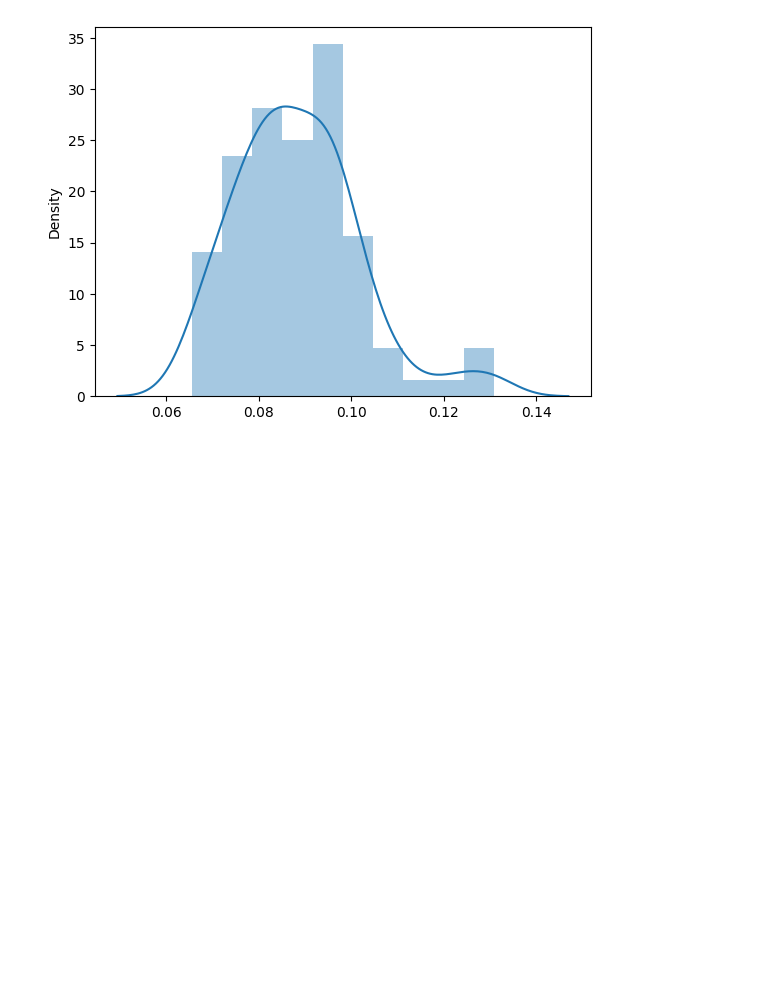
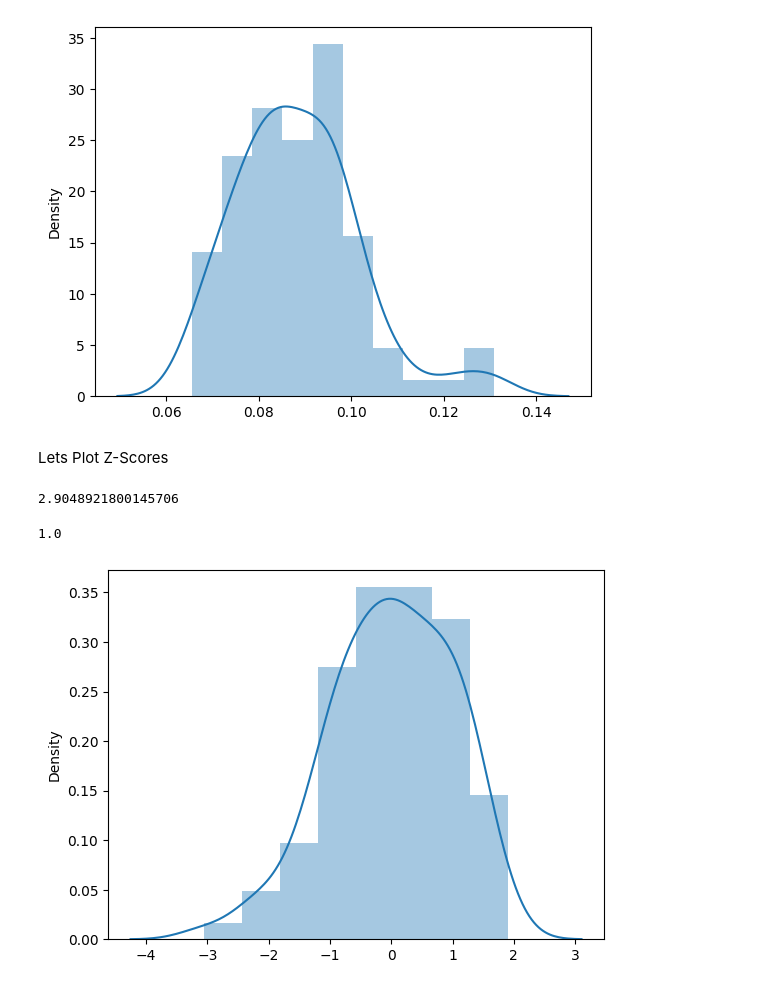
Before and after one commit to KushagraChaturvedi/Inferential-stat, a Jupyter notebook: Inferential-stat_01.ipynb, the cells around one changed output. Cells and saved outputs as stored; diff of their text form; code cells hidden in the pictures; blank space fills up the shorter version.

Commit message:
zScores

```diff
--- a/Inferential-stat_01.ipynb
+++ b/Inferential-stat_01.ipynb
@@ -98,3 +98,23 @@ print(sum(RVX_)/98)
 sns.distplot(RVX_);
 # %% [output]
 [figure]
+# %% [markdown]
+Lets Plot Z-Scores
+# %%
+sample_01 = np.random.choice(Population, size=100)
+
+def zScore(x, mu, std):
+    return (x-mu)/std
+
+zScores =zScore(sample_01, sample_01.mean(), sample_01.std())
+sns.distplot(zScores)
+print(sample_01.std())
+np.sum((zScores ** 2))/100
+
+# With clt(central limit theorem) any dist sample sum could be normal dist at some perticular n.
+# Hence using zscores we can change any normal dist into standard normal dist with mu at 0 and std at 1!!!!
+# with this any dist we could compare it with std normal dist
+# %% [output]
+2.9048921800145706
+1.0
+[figure, added]
```
